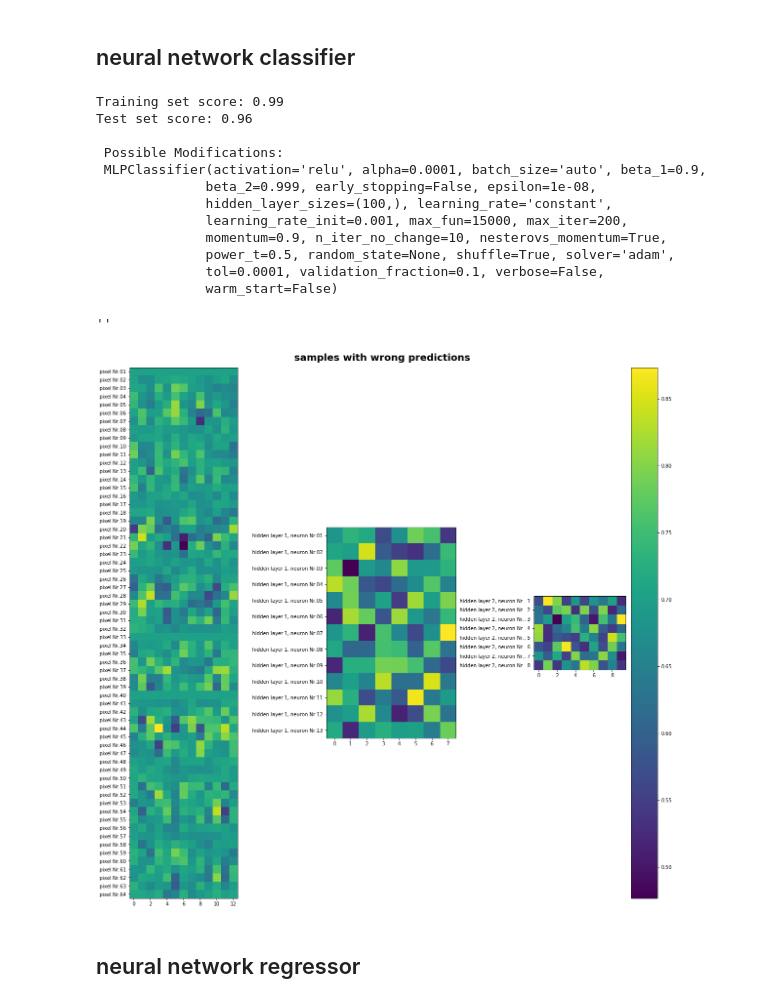
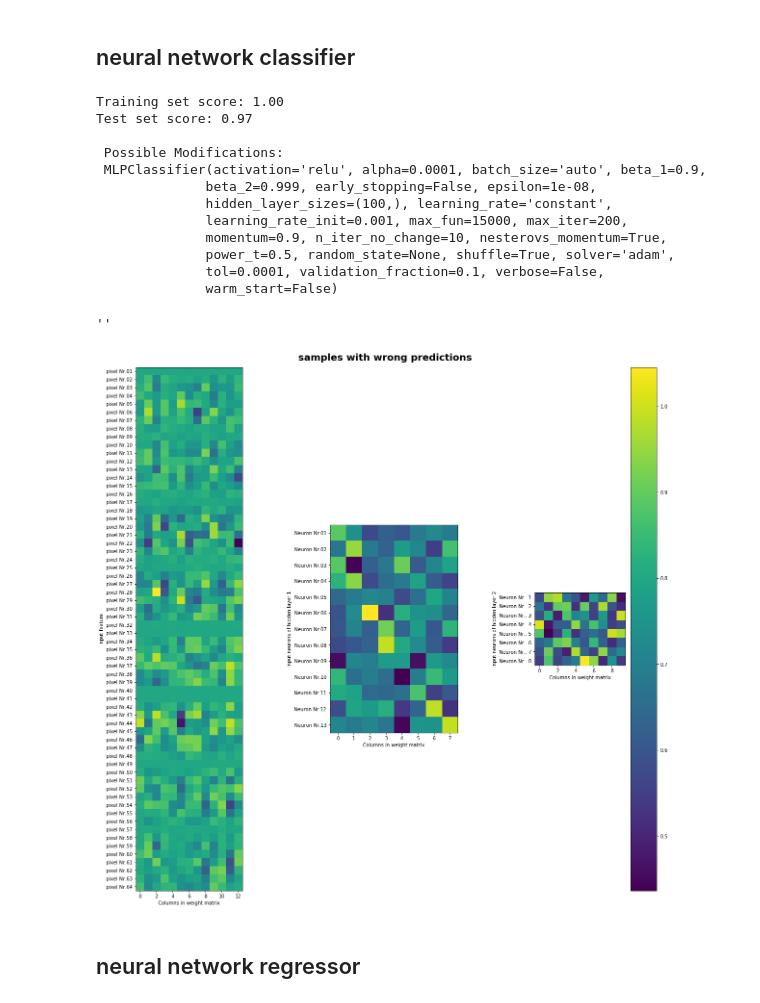
Before and after one commit to hannawe/ML-summary-by-Gleb, a Jupyter notebook: Supervised Summary.ipynb, the cells around one changed output. Drawn from its saved outputs; the diff is of its cells as text; code cells hidden in the pictures.

Commit message:
Add files via upload
Scaling of data incorrect. Now it should be accurate

```diff
--- a/Supervised Summary.ipynb
+++ b/Supervised Summary.ipynb
@@ -588,6 +591,15 @@ scaled_cla_X_test=scale(cla_X_test)
+# %%
+# import
+from sklearn.preprocessing import MinMaxScaler
+scaler = MinMaxScaler()
+# fit scaling
+scaler.fit(cla_X_train)
+# apply scaling
+scaled_cla_X_train=scaler.transform(cla_X_train)
+scaled_cla_X_test=scaler.transform(cla_X_test)
 # %%
 from sklearn.svm import SVC
-svc = SVC(kernel='rbf', C=10, gamma=0.1, random_state=0)
+svc = SVC(kernel='rbf', C=10, gamma=0.35, random_state=0)
 # set kernel, C and gamma for generalization
 svc.fit(scaled_cla_X_train, cla_y_train)
 #Test
@@ -662,0 +629,10 @@ scaled_reg_X_train, scaled_reg_X_test, scaled_reg_y_train, scaled_reg_y_test = t
+# %%
+# Classifier Data
+# import
+from sklearn.preprocessing import StandardScaler
+scaler = StandardScaler()
+# fit scaling
+scaler.fit(cla_X_train) #it's important to only fit by the training data and not the whole dataset. Otherwise too much infortmation is provided.
+# apply scaling
+scaled_cla_X_train=scaler.transform(cla_X_train)
+scaled_cla_X_test=scaler.transform(cla_X_test)
@@ -683,8 +669,8 @@ print("Test set score: {:.2f}".format(mlpc.score(scaled_cla_X_test, cla_y_test))
 
 print("\n Possible Modifications: \n",MLPClassifier())
 # %% [output]
-Training set score: 0.99
-Test set score: 0.96
+Training set score: 1.00
+Test set score: 0.97
 
  Possible Modifications:
  MLPClassifier(activation='relu', alpha=0.0001, batch_size='auto', beta_1=0.9,
@@ -698,25 +684,30 @@ Test set score: 0.96
 # %%
 fig,axes =plt.subplots(1,3, figsize=(20, 20))
 plt.subplots_adjust(wspace=0.6,hspace=1.0)
 fig.suptitle('samples with wrong predictions', fontsize=20, fontweight='bold',y=.9)
 axes[0].imshow(mlpc.coefs_[0], interpolation='none', cmap='viridis')
 axes[0].yaxis.set_ticks(range(len(mlpc.coefs_[0])))
 axes[0].set_yticklabels(["pixel Nr.{:02d}".format(x) for x in range(1,len(mlpc.coefs_[0])+1)])
+axes[0].set_xlabel("Columns in weight matrix")
+axes[0].set_ylabel("Input feature")
 axes[1].imshow(mlpc.coefs_[1], interpolation='none', cmap='viridis')
 axes[1].yaxis.set_ticks(range(len(mlpc.coefs_[1])))
-axes[1].set_yticklabels(["hidden layer 1, neuron Nr.{:02d}".format(x) for x in range(1,len(mlpc.coefs_[1])+1)])
+axes[1].set_yticklabels(["Neuron Nr.{:02d}".format(x) for x in range(1,len(mlpc.coefs_[1])+1)])
+axes[1].set_xlabel("Columns in weight matrix")
+axes[1].set_ylabel("Input neurons of hidden layer 1")
 axes[2].imshow(mlpc.coefs_[2], interpolation='none', cmap='viridis')
 axes[2].yaxis.set_ticks(range(len(mlpc.coefs_[2])))
-axes[2].set_yticklabels(["hidden layer 2, neuron Nr..{:2d}".format(x) for x in range(1,len(mlpc.coefs_[2])+1)])
-
+axes[2].set_yticklabels(["Neuron Nr..{:2d}".format(x) for x in range(1,len(mlpc.coefs_[2])+1)])
+axes[2].set_xlabel("Columns in weight matrix")
+axes[2].set_ylabel("Input neurons of hidden layer 2")
 sm = plt.cm.ScalarMappable(cmap='viridis',
 norm=plt.Normalize(vmin=min([np.amax(mlpc.coefs_[0]),np.amax(mlpc.coefs_[1]),np.amax(mlpc.coefs_[2])]), vmax=max([np.amax(mlpc.coefs_[0]),np.amax(mlpc.coefs_[1]),np.amax(mlpc.coefs_[2])])))
 plt.colorbar(sm,fraction=0.25, pad=0.04)
 
 ;
 # %% [output]
 ''
-[figure, old version]
+[figure, new version]
 # %% [markdown]
 ## neural network regressor
 # %%
```
Also changed, not shown: parts of 15 cells of this notebook.
